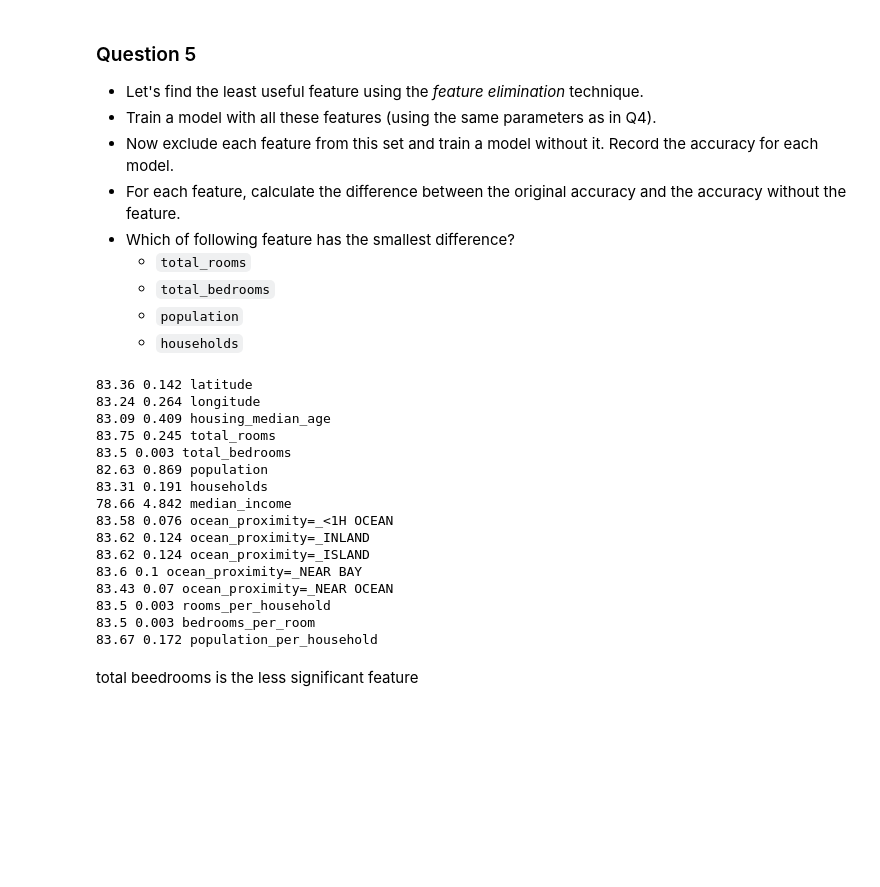
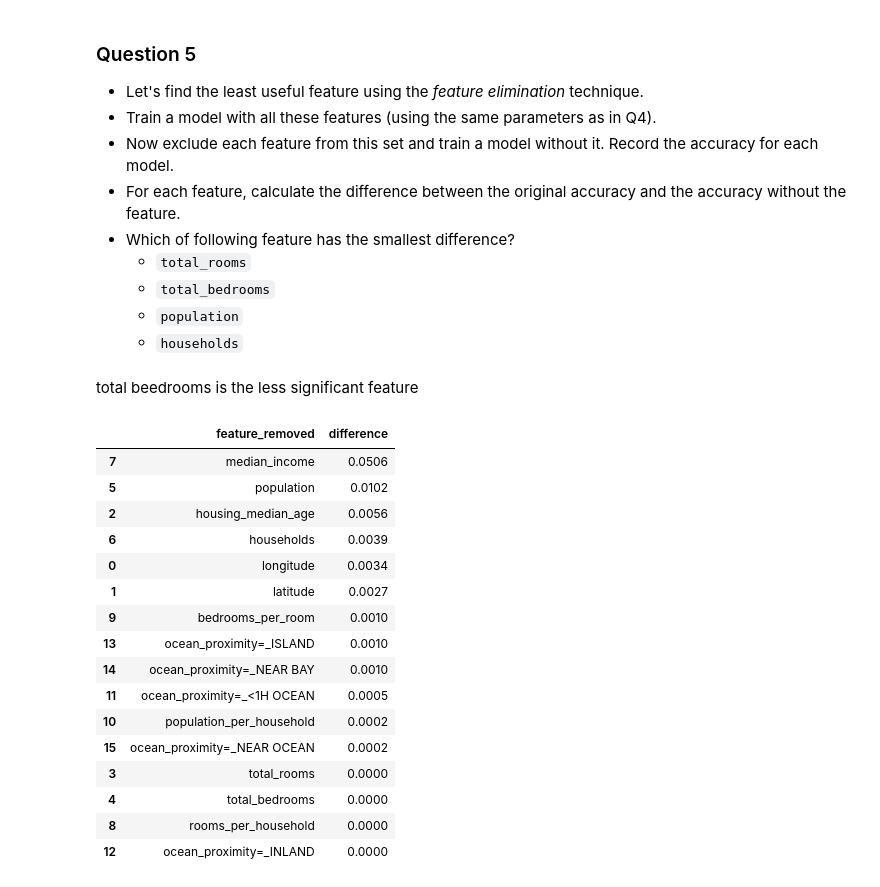
Before and after one commit to alejomaar/Machine-Learning-Zoomcamp, a Jupyter notebook: Week 3/03-classification.ipynb, the cells around one changed output. Saved outputs shown, nothing was run; the diff lists cells and outputs as text; code cells hidden in the pictures; blank space fills up the shorter version.

```diff
--- a/Week 3/03-classification.ipynb
+++ b/Week 3/03-classification.ipynb
@@ -79,7 +78,3 @@ Name: ocean_proximity, dtype: int64
 * Create the [correlation matrix](https://www.google.com/search?q=correlation+matrix) for the numerical features of your train dataset.
     - In a correlation matrix, you compute the correlation coefficient between every pair of features in the dataset.
 * What are the two features that have the biggest correlation in this dataset?
-# %%
-pd.options.display.float_format = "{:,.2f}".format
-
-df[numerical].corr()
@@ -175,5 +193,6 @@ model.fit(X_train, y_train)
 LogisticRegression(max_iter=1000, random_state=42, solver='liblinear')
 # %%
 X_val = df_val[features]
-model.score(X_val, y_val)
+global_score = model.score(X_val, y_val)
+global_score
 # %% [output]
@@ -190,34 +209,38 @@ model.score(X_val, y_val)
    * `total_bedrooms`
    * `population`
    * `households`
-# %%
-myfeatures = features.to_list()
-score=[]
-for feature in myfeatures:
-  partial_features = myfeatures.copy()
-  partial_features.remove(feature)
-  model = LogisticRegression(solver="liblinear", C=1.0, max_iter=1000, random_state=42)
-  X_train = df_train[partial_features]
-  model.fit(X_train, y_train)
-  X_val = df_val[partial_features]
-  score =model.score(X_val, y_val)
-  print(round(score*100,2),round(abs(0.835-score)*100,3),feature)
-# %% [output]
-83.36 0.142 latitude
-83.24 0.264 longitude
-83.09 0.409 housing_median_age
-83.75 0.245 total_rooms
-83.5 0.003 total_bedrooms
-82.63 0.869 population
-83.31 0.191 households
-78.66 4.842 median_income
-83.58 0.076 ocean_proximity=_<1H OCEAN
-83.62 0.124 ocean_proximity=_INLAND
-83.62 0.124 ocean_proximity=_ISLAND
-83.6 0.1 ocean_proximity=_NEAR BAY
-83.43 0.07 ocean_proximity=_NEAR OCEAN
-83.5 0.003 rooms_per_household
-83.5 0.003 bedrooms_per_room
-83.67 0.172 population_per_household
 # %% [markdown]
 total beedrooms is the less significant feature
+# %%
+
+results = []
+
+for feature in features:
+    X_train =df_train[features].drop(feature, axis=1)
+    X_val =df_val[features].drop(feature, axis=1)
+    model = LogisticRegression(solver="liblinear", C=1.0, max_iter=1000, random_state=42)
+    model.fit(X_train.values, y_train)
+    scx =model.score(X_val.values, y_val)
+    difference = abs(round(scx-global_score,4))
+    results.append({'feature_removed':feature,"difference":difference})
+
+report = pd.DataFrame(results)
+report.sort_values(by="difference",ascending=False)
+# %% [output]
+|  | feature_removed | difference |
+| 7 | median_income | 0.0506 |
+| 5 | population | 0.0102 |
+| 2 | housing_median_age | 0.0056 |
+| 6 | households | 0.0039 |
+| 0 | longitude | 0.0034 |
+| 1 | latitude | 0.0027 |
+| 9 | bedrooms_per_room | 0.0010 |
+| 13 | ocean_proximity=_ISLAND | 0.0010 |
+| 14 | ocean_proximity=_NEAR BAY | 0.0010 |
+| 11 | ocean_proximity=_<1H OCEAN | 0.0005 |
+| 10 | population_per_household | 0.0002 |
+| 15 | ocean_proximity=_NEAR OCEAN | 0.0002 |
+| 3 | total_rooms | 0.0000 |
+| 4 | total_bedrooms | 0.0000 |
+| 8 | rooms_per_household | 0.0000 |
+| 12 | ocean_proximity=_INLAND | 0.0000 |
```
Also changed, not shown: parts of 20 cells of this notebook.
